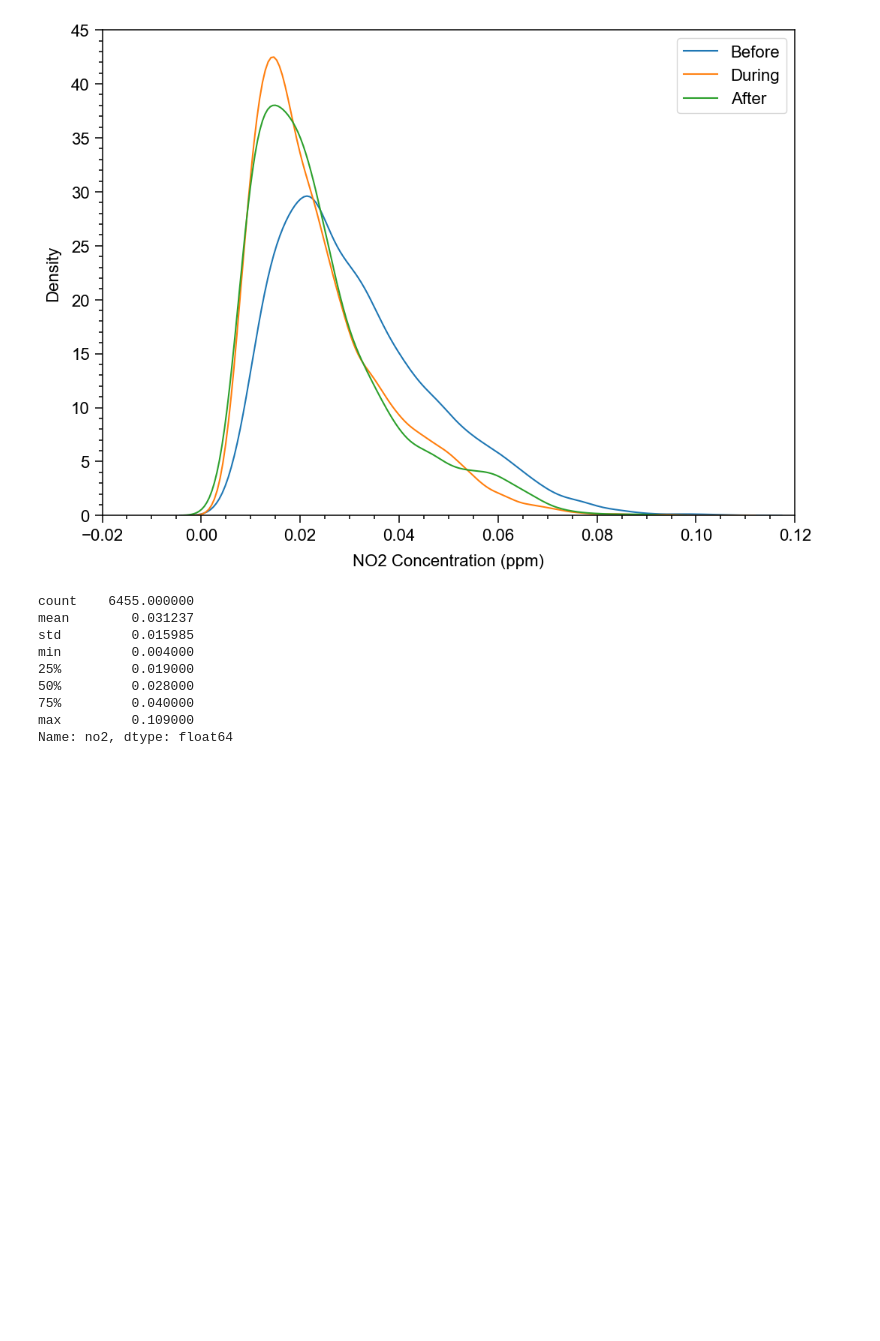
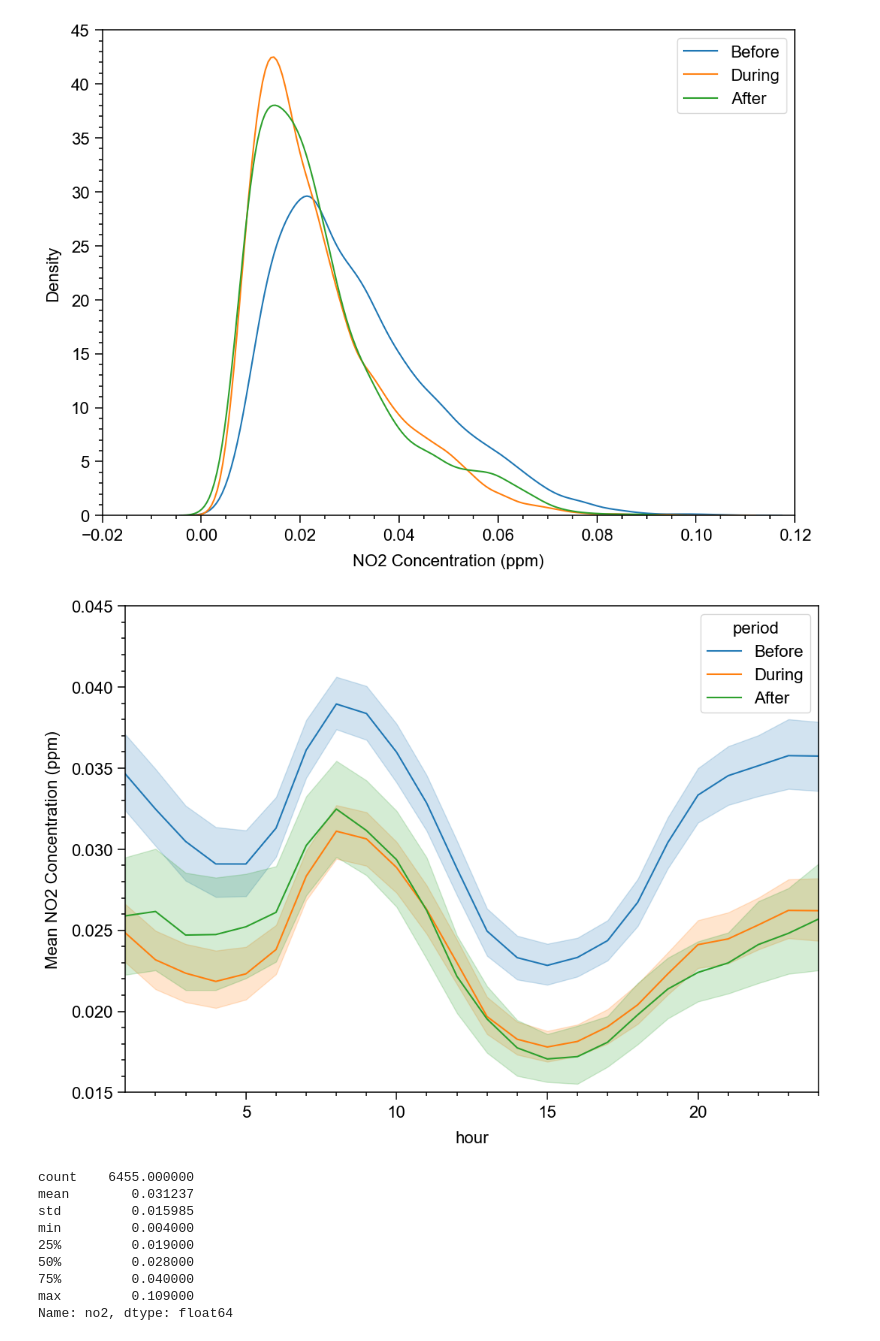
Before and after one commit to icymint8/gangnamair, a Jupyter notebook: bunseok.ipynb, the cells around one changed output. Drawn from its saved outputs; the diff is of its cells as text; code cells hidden in the pictures; blank space fills up the shorter version.

```diff
--- a/bunseok.ipynb
+++ b/bunseok.ipynb
@@ -117,6 +117,15 @@ plt.savefig('densityplot_by_period.png')
 plt.show()
 # %% [output]
 [figure]
+# %%
+plt.figure(figsize=(12, 8))
+sns.lineplot(whole_df, x='hour', y='no2', hue='period')
+plt.xlim(1, 24)
+plt.ylabel('Mean NO2 Concentration (ppm)')
+plt.savefig('daily no2 change.png')
+plt.show()
+# %% [output]
+[figure, added]
 # %%
 whole_df[whole_df['period'] == 'Before']['no2'].describe()
 # %% [output]
```
Also changed, not shown: parts of 2 cells of this notebook, 1 other file.
